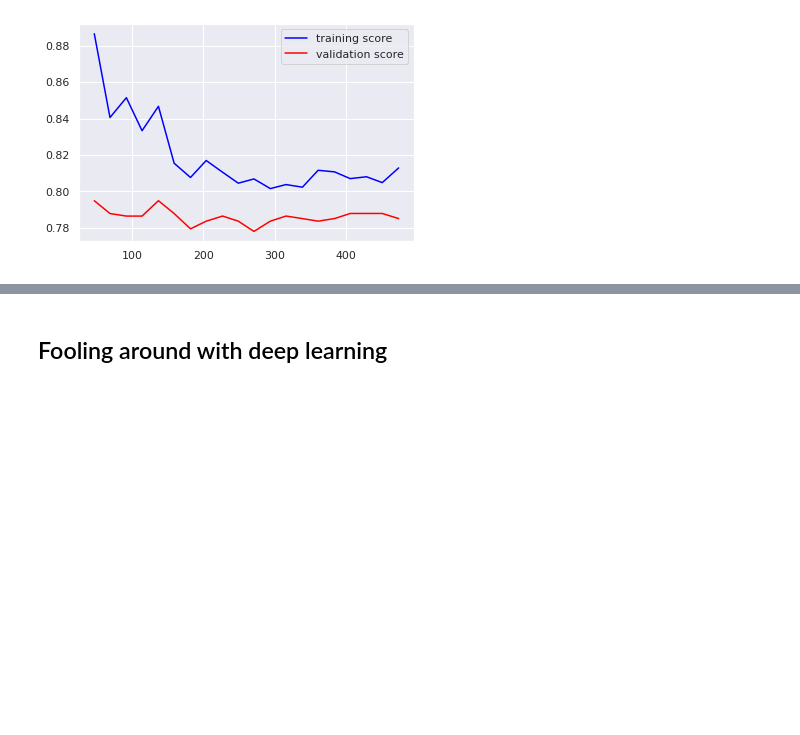
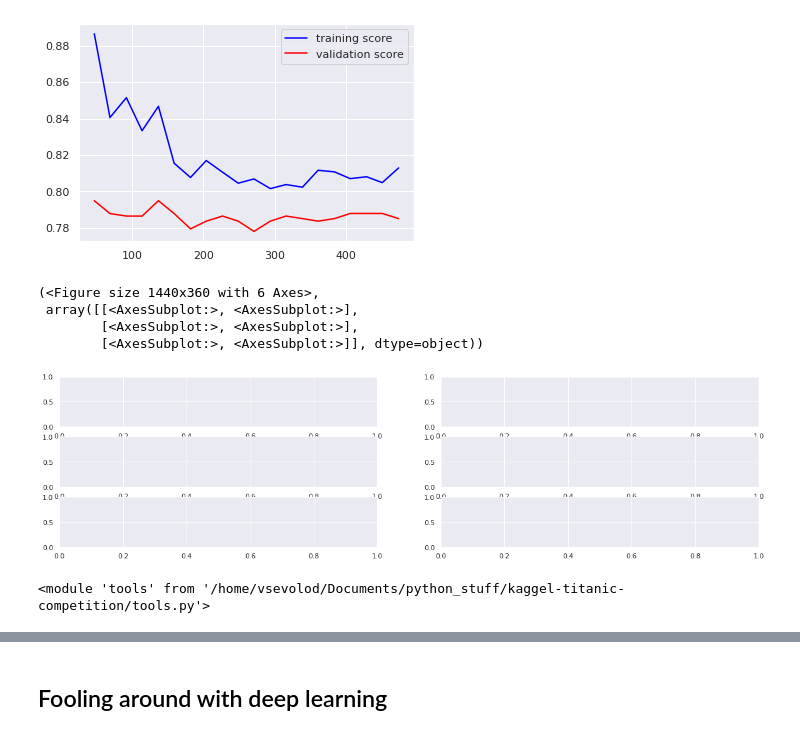
Before and after one commit to VsevolodKozlov-git/kaggle-titanic-competition, a Jupyter notebook: main.ipynb, the cells around one changed output, grey strips where cells are left out. Saved outputs shown, nothing was run; the diff lists cells and outputs as text; code cells hidden in the pictures; blank space fills up the shorter version.

```diff
--- a/main.ipynb
+++ b/main.ipynb
@@ -492,0 +491,12 @@ def grid_search_learning_curves(model, grid_param1, grid_param2, **other_param):
+# %%
+plt.subplots(3, 2, figsize=(20, 5))
+# %% [output]
+(<Figure size 1440x360 with 6 Axes>,
+ array([[<AxesSubplot:>, <AxesSubplot:>],
+        [<AxesSubplot:>, <AxesSubplot:>],
+        [<AxesSubplot:>, <AxesSubplot:>]], dtype=object))
+[figure, added]
+# %%
+reload(tools)
+# %% [output]
+<module 'tools' from '/home/vsevolod/Documents/python_stuff/kaggel-titanic-competition/tools.py'>
```
Also changed, not shown: parts of 6 cells of this notebook, 1 other file.
